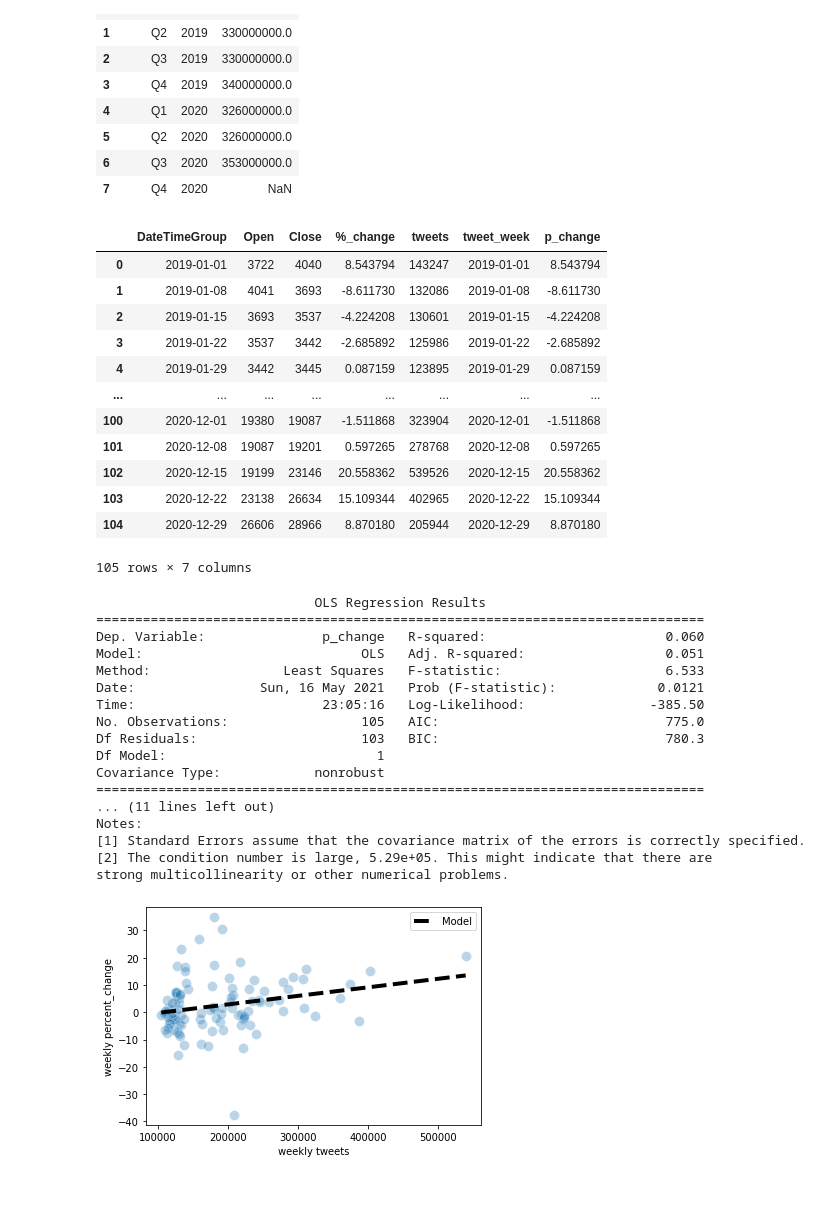
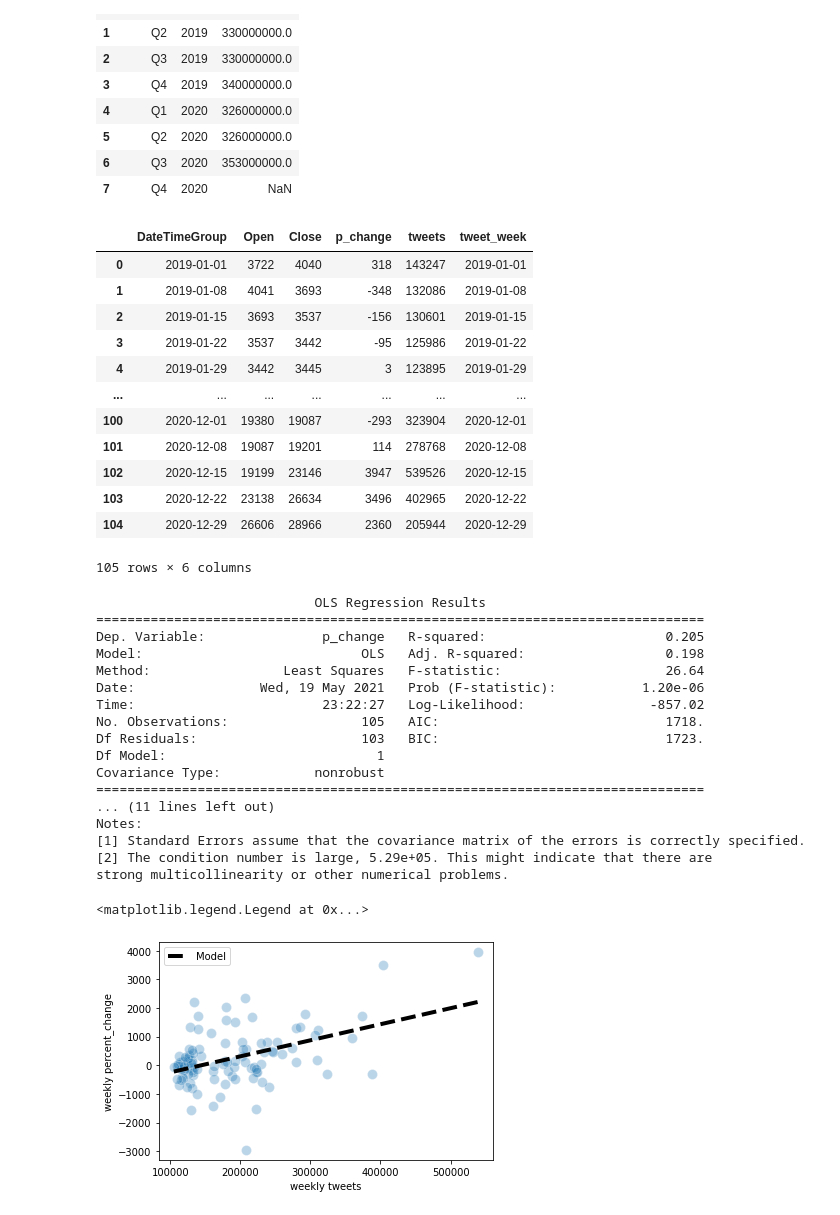
Before and after one commit to c5k1m/COGS108_Bitcoin_Data_Project, a Jupyter notebook: DataCheckpoint_group009.ipynb, the cells around one changed output. Saved outputs shown, nothing was run; the diff lists cells and outputs as text; code cells hidden in the pictures.

```diff
--- a/DataCheckpoint_group009.ipynb
+++ b/DataCheckpoint_group009.ipynb
@@ -262,26 +262,26 @@ twitter_monthly_users
 | 6 | Q3 | 2020 | 353000000.0 |
 | 7 | Q4 | 2020 | NaN |
 # %%
-btc_2019_2020_weekly['p_change'] = 100 * ((btc_2019_2020_weekly['Close'] - btc_2019_2020_weekly['Open'])/(btc_2019_2020_weekly['Open']))
+btc_2019_2020_weekly['p_change'] =  (btc_2019_2020_weekly['Close'] - btc_2019_2020_weekly['Open'])
 btc_2019_2020_weekly
 
 btc_2019_2020_weekly['tweets'] = tweets_2019_2020_weekly['BTC - Tweets']
 btc_2019_2020_weekly['tweet_week'] = tweets_2019_2020_weekly['DateTimeGroup']  # sanity check making sure correct weeks ae being added
 btc_2019_2020_weekly
 # %% [output]
-|  | DateTimeGroup | Open | Close | %_change | tweets | tweet_week | p_change |
-| 0 | 2019-01-01 | 3722 | 4040 | 8.543794 | 143247 | 2019-01-01 | 8.543794 |
-| 1 | 2019-01-08 | 4041 | 3693 | -8.611730 | 132086 | 2019-01-08 | -8.611730 |
-| 2 | 2019-01-15 | 3693 | 3537 | -4.224208 | 130601 | 2019-01-15 | -4.224208 |
-| 3 | 2019-01-22 | 3537 | 3442 | -2.685892 | 125986 | 2019-01-22 | -2.685892 |
-| 4 | 2019-01-29 | 3442 | 3445 | 0.087159 | 123895 | 2019-01-29 | 0.087159 |
-| ... | ... | ... | ... | ... | ... | ... | ... |
-| 100 | 2020-12-01 | 19380 | 19087 | -1.511868 | 323904 | 2020-12-01 | -1.511868 |
-| 101 | 2020-12-08 | 19087 | 19201 | 0.597265 | 278768 | 2020-12-08 | 0.597265 |
-| 102 | 2020-12-15 | 19199 | 23146 | 20.558362 | 539526 | 2020-12-15 | 20.558362 |
-| 103 | 2020-12-22 | 23138 | 26634 | 15.109344 | 402965 | 2020-12-22 | 15.109344 |
-| 104 | 2020-12-29 | 26606 | 28966 | 8.870180 | 205944 | 2020-12-29 | 8.870180 |
+|  | DateTimeGroup | Open | Close | p_change | tweets | tweet_week |
+| 0 | 2019-01-01 | 3722 | 4040 | 318 | 143247 | 2019-01-01 |
+| 1 | 2019-01-08 | 4041 | 3693 | -348 | 132086 | 2019-01-08 |
+| 2 | 2019-01-15 | 3693 | 3537 | -156 | 130601 | 2019-01-15 |
+| 3 | 2019-01-22 | 3537 | 3442 | -95 | 125986 | 2019-01-22 |
+| 4 | 2019-01-29 | 3442 | 3445 | 3 | 123895 | 2019-01-29 |
+| ... | ... | ... | ... | ... | ... | ... |
+| 100 | 2020-12-01 | 19380 | 19087 | -293 | 323904 | 2020-12-01 |
+| 101 | 2020-12-08 | 19087 | 19201 | 114 | 278768 | 2020-12-08 |
+| 102 | 2020-12-15 | 19199 | 23146 | 3947 | 539526 | 2020-12-15 |
+| 103 | 2020-12-22 | 23138 | 26634 | 3496 | 402965 | 2020-12-22 |
+| 104 | 2020-12-29 | 26606 | 28966 | 2360 | 205944 | 2020-12-29 |
-105 rows × 7 columns
+105 rows × 6 columns
 # %%
 outcome, predictors = patsy.dmatrices('p_change ~ tweets', btc_2019_2020_weekly)
 mod = sm.OLS(outcome, predictors)
@@ -290,13 +290,13 @@ print(res.summary())
 # %% [output]
                             OLS Regression Results
 ==============================================================================
-Dep. Variable:               p_change   R-squared:                       0.060
-Model:                            OLS   Adj. R-squared:                  0.051
-Method:                 Least Squares   F-statistic:                     6.533
-Date:                Sun, 16 May 2021   Prob (F-statistic):             0.0121
-Time:                        23:05:16   Log-Likelihood:                -385.50
-No. Observations:                 105   AIC:                             775.0
-Df Residuals:                     103   BIC:                             780.3
+Dep. Variable:               p_change   R-squared:                       0.205
+Model:                            OLS   Adj. R-squared:                  0.198
+Method:                 Least Squares   F-statistic:                     26.64
+Date:                Wed, 19 May 2021   Prob (F-statistic):           1.20e-06
+Time:                        23:22:27   Log-Likelihood:                -857.02
+No. Observations:                 105   AIC:                             1718.
+Df Residuals:                     103   BIC:                             1723.
 Df Model:                           1
 Covariance Type:            nonrobust
 ==============================================================================
@@ -308,13 +308,14 @@ strong multicollinearity or other numerical problems.
 # %%
 sns.scatterplot(x='tweets', y='p_change', data=btc_2019_2020_weekly, alpha=0.3, s=100)
 
 # Generate and plot the model fit line
 xs = np.arange(btc_2019_2020_weekly['tweets'].min(), btc_2019_2020_weekly['tweets'].max())
-ys = 0.00003127* xs - 3.3679
+ys = 0.0056* xs - 807.2356
 plt.plot(xs, ys, '--k', linewidth=4, label='Model')
 
 plt.xlabel('weekly tweets')
 plt.ylabel('weekly percent_change')
 plt.legend()
 # %% [output]
+<matplotlib.legend.Legend at 0x...>
-[figure, old version]
+[figure, new version]
```
Also changed, not shown: parts of 10 cells of this notebook, 1 other file.
